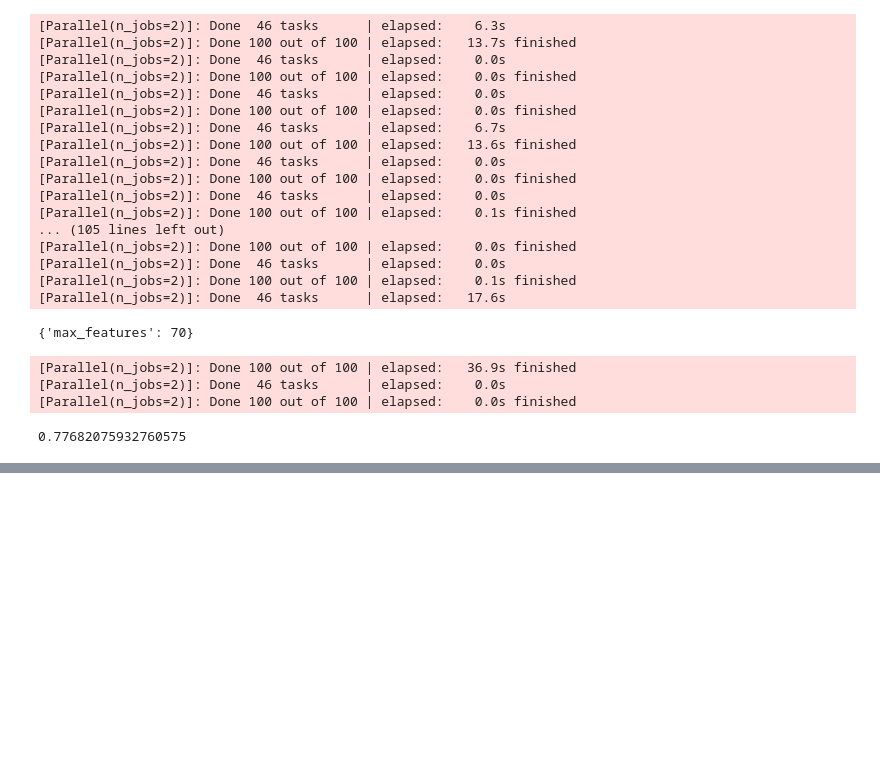
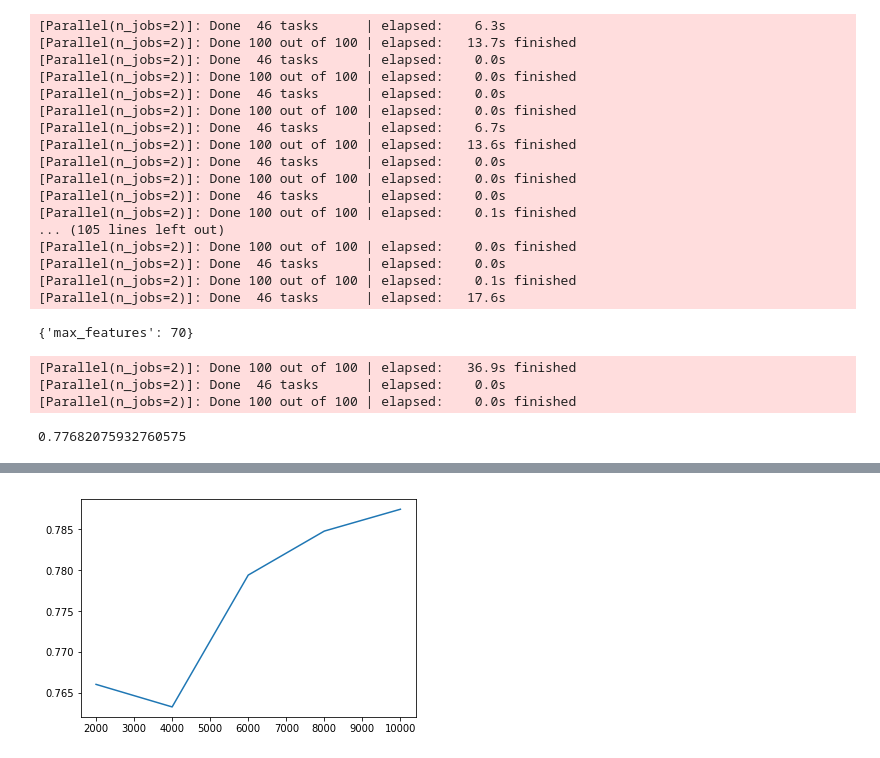
Before and after one commit to chase130101/airpred, a Jupyter notebook: modeling/chris_modeling_rfImp_1.ipynb, the cells around one changed output, grey strips where cells are left out. Cells and saved outputs as stored; diff of their text form; code cells hidden in the pictures; blank space fills up the shorter version.

Commit message:
pushing true and pred y and r2 vals; also updated modeling files

```diff
--- a/modeling/chris_modeling_rfImp_1.ipynb
+++ b/modeling/chris_modeling_rfImp_1.ipynb
@@ -137,0 +141,16 @@ See installation instructions for installing Scikit-Sparse and Suite-Sparse via
+# %%
+# want to see how r2 varies with training data size
+train_sizes = [2000*(i+1) for i in range(5)]
+train_sizes.append(sensor_census_imp_train_x_stand.shape[0])
+
+r2_scores = []
+for size in train_sizes:
+
+    # fitting with best hyperparams from cross-validation
+    rf = sklearn.ensemble.RandomForestRegressor(n_estimators = 500, random_state = 4, n_jobs = 2, max_features = 60, verbose = 1)
+    rf.fit(sensor_census_imp_train_x_stand[:size, :], sensor_census_imp_train_y.values[:size])
+    test_pred = rf.predict(sensor_census_imp_test_x_stand)
+    test_r2 = sklearn.metrics.r2_score(sensor_census_imp_test_y.values, test_pred)
+    r2_scores.append(test_r2)
+
+r2_scores
@@ -137,0 +181,5 @@ See installation instructions for installing Scikit-Sparse and Suite-Sparse via
+# %%
+plt.plot(train_sizes[:-1], r2_scores[:-1])
+plt.show()
+# %% [output]
+[figure, added]
```
Also changed, not shown: parts of 4 cells of this notebook, 4 other files.
